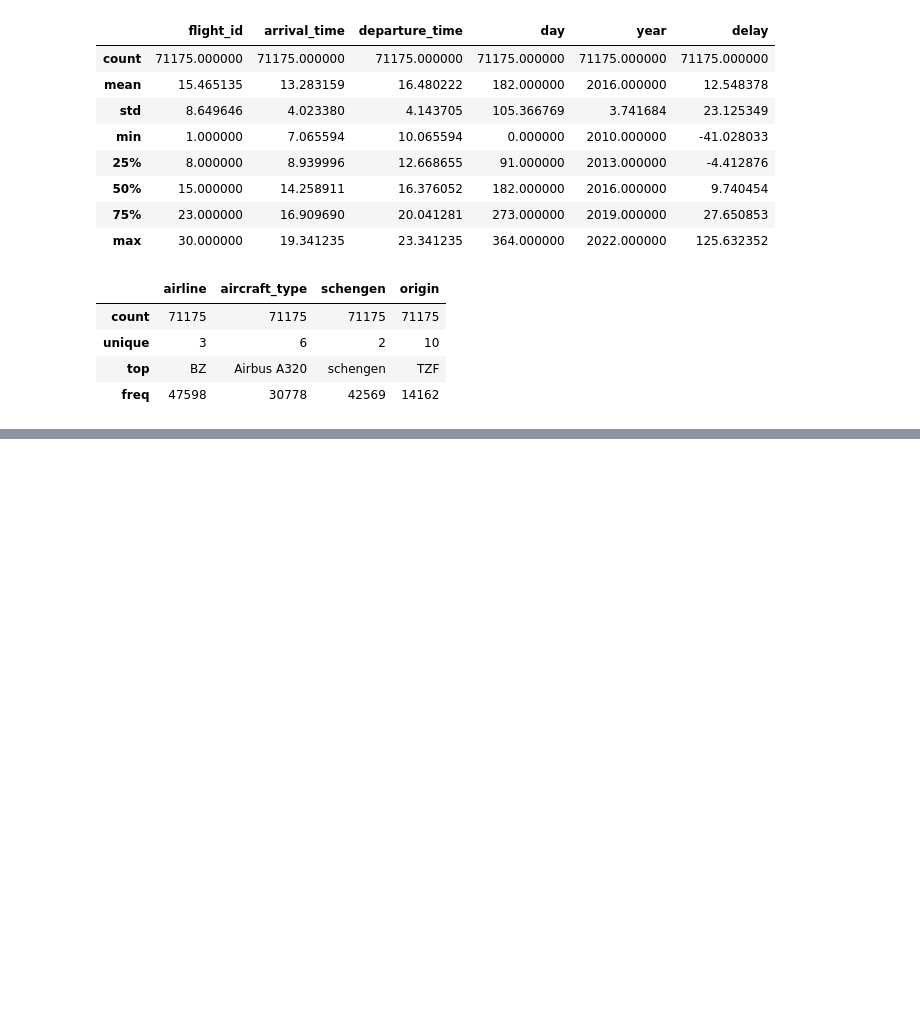
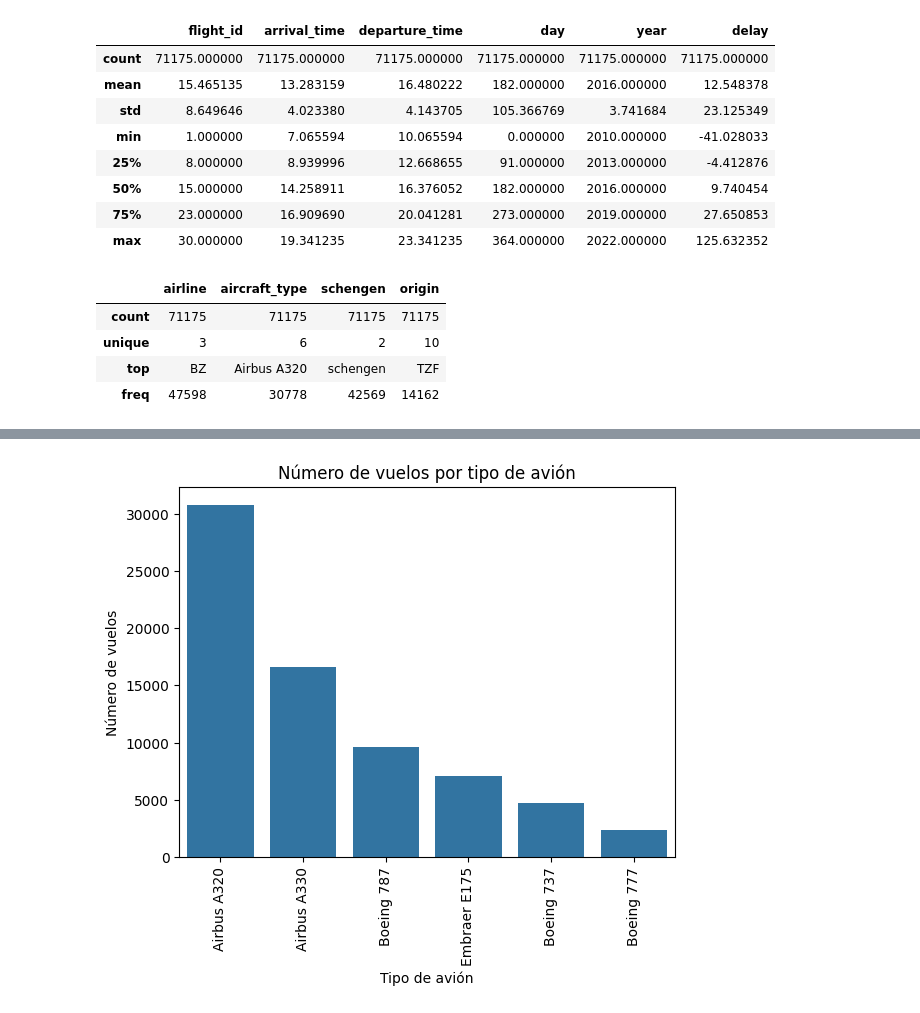
Before and after one commit to cmrondon2000/optimizacion_aeroportuaria, a Jupyter notebook: optimizacion_aeroportuaria.ipynb, the cells around one changed output, grey strips where cells are left out. Cells and saved outputs as stored; diff of their text form; code cells hidden in the pictures; blank space fills up the shorter version.

```diff
--- a/optimizacion_aeroportuaria.ipynb
+++ b/optimizacion_aeroportuaria.ipynb
@@ -59,0 +104,10 @@ datos.describe(include='object')
+# %%
+order = datos["aircraft_type"].value_counts().index
+sns.countplot(x='aircraft_type', data=datos, order=order)
+plt.title('Número de vuelos por tipo de avión')
+plt.xticks(rotation = 90)
+plt.xlabel('Tipo de avión')
+plt.ylabel('Número de vuelos')
+plt.show()
+# %% [output]
+[figure, added]
```
Also changed, not shown: parts of 3 cells of this notebook.
